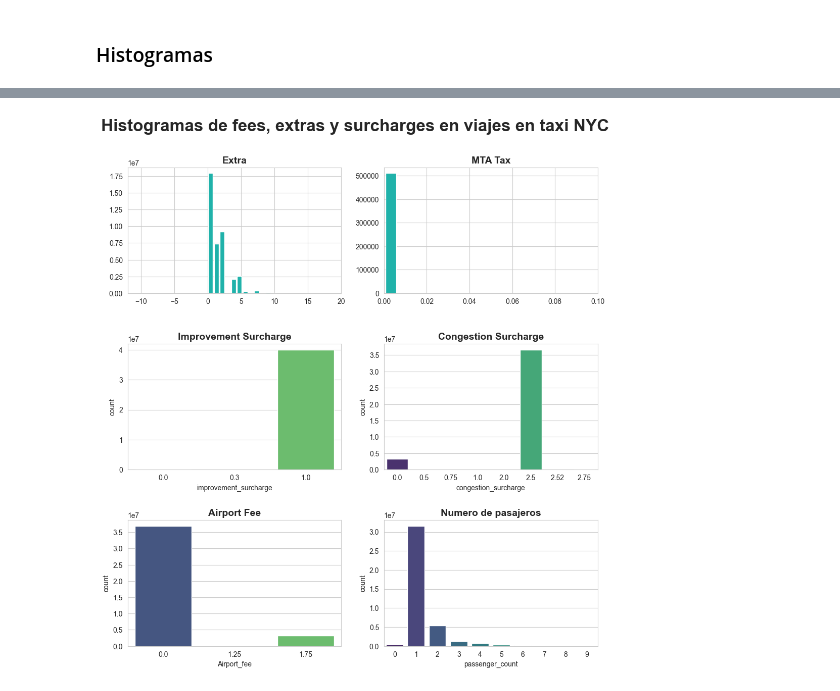
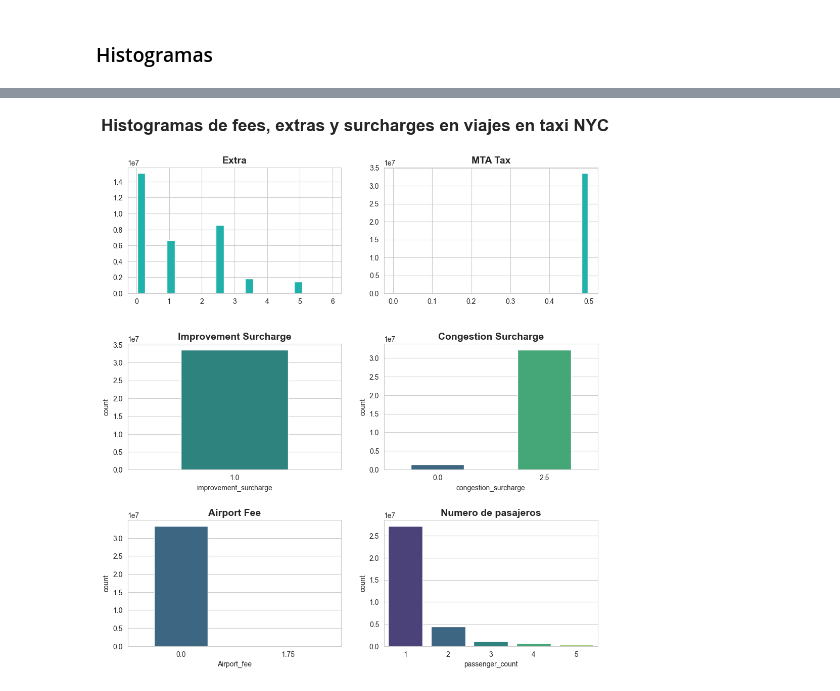
Before and after one commit to Rizo12G/Proyecto_final_henry, a Jupyter notebook: ETL/ETL_taxis.ipynb, the cells around one changed output, grey strips where cells are left out. Saved outputs shown, nothing was run; the diff lists cells and outputs as text; code cells hidden in the pictures.

Commit message:
ETL taxis done

```diff
--- a/ETL/ETL_taxis.ipynb
+++ b/ETL/ETL_taxis.ipynb
@@ -482,23 +491,0 @@ plt.show()
-# %%
-sns.set_style("whitegrid")
-
-fig, ax = plt.subplots(2,2, figsize = (12,10), gridspec_kw={'height_ratios': [1, 1]})
-fig.suptitle("Datos de amounts en viajes en taxi NYC",fontsize=24, fontweight='bold')
-plt.subplots_adjust(top=0.9,hspace=0.2)
-
-ax[0,0].plot(var_cuanti['fare_amount'],'o',markersize=1.4,color='teal')
-ax[0,0].set_ylim(var_cuanti['fare_amount'].min(),10000)
-ax[0,0].set_title('Fare',fontsize=14, fontweight='bold')
-ax[0,0].axhline(42.55,color='red',ls='--')
-
-ax[0,1].plot(var_cuanti['tip_amount'],'o',markersize=1.4,color='teal')
-ax[0,1].set_title('Tip',fontsize=14, fontweight='bold')
-
-ax[1,0].plot(var_cuanti['tolls_amount'],'o',markersize=1.4,color='teal')
-ax[1,0].set_title('Tolls',fontsize=14, fontweight='bold')
-
-ax[1,1].plot(var_cuanti['total_amount'],'o',markersize=1.4,color='teal')
-ax[1,1].set_ylim(var_cuanti['total_amount'].min(),10000)
-ax[1,1].set_title('Total',fontsize=14, fontweight='bold')
-
-plt.show()
@@ -504,0 +494,8 @@ plt.show()
+# %%
+print('| Variable | Promedio | Minimo | Maximo | Cantidad de Outliers | Porcentaje de Outliers |')
+print('| -------- | -------- | ------ | ------ | -------------------- | ---------------------- |')
+
+for i in var_cuanti.columns:
+
+  m = outliers(i)
+  taxis.drop(taxis[taxis[i]>m].index, inplace=True)
@@ -536,30 +553,30 @@ plt.ylim(0,30000)
 # %%
 sns.set_style("whitegrid")
 
 fig, ax = plt.subplots(3,2, figsize = (12,12))
 fig.suptitle("Histogramas de fees, extras y surcharges en viajes en taxi NYC",fontsize=24, fontweight='bold')
 plt.subplots_adjust(top=0.9,hspace=0.4)
 
-ax[0,0].hist(var_cuanti[(var_cuanti['extra']>-12)&(var_cuanti['extra']<20)]['extra'], bins=20, rwidth=0.8, color='lightseagreen')
-ax[0,0].set_xlim(-12,20)
+ax[0,0].hist(taxis['extra'], bins=20, rwidth=0.8, color='lightseagreen')
+#ax[0,0].set_xlim(-12,20)
 ax[0,0].set_title('Extra',fontsize=14, fontweight='bold')
 
-ax[0,1].hist(var_cuanti[(var_cuanti['mta_tax']>-0.01)&(var_cuanti['mta_tax']<0.5)]['mta_tax'], bins=25, rwidth=0.8, color='lightseagreen')
-ax[0,1].set_xlim(0,0.1)
+ax[0,1].hist(taxis['mta_tax'], bins=25, rwidth=0.8, color='lightseagreen')
+#ax[0,1].set_xlim(0,0.1)
 ax[0,1].set_title('MTA Tax',fontsize=14, fontweight='bold')
 
-sns.barplot(data=taxis['improvement_surcharge'].value_counts().to_frame(), x='improvement_surcharge',y='count',palette='viridis', ax = ax[1,0])
+sns.barplot(data=taxis['improvement_surcharge'].value_counts().to_frame(), x='improvement_surcharge',y='count',palette='viridis', ax = ax[1,0], width=0.5)
 ax[1,0].set_title('Improvement Surcharge',fontsize=14, fontweight='bold')
 
-sns.barplot(data=taxis['congestion_surcharge'].value_counts().to_frame(), x='congestion_surcharge',y='count',palette='viridis', ax = ax[1,1])
+sns.barplot(data=taxis['congestion_surcharge'].value_counts().to_frame(), x='congestion_surcharge',y='count',palette='viridis', ax = ax[1,1], width=0.5)
 ax[1,1].set_title('Congestion Surcharge',fontsize=14, fontweight='bold')
 
-sns.barplot(data=taxis['Airport_fee'].value_counts().to_frame(), x='Airport_fee',y='count',palette='viridis', ax = ax[2,0])
+sns.barplot(data=taxis['Airport_fee'].value_counts().to_frame(), x='Airport_fee',y='count',palette='viridis', ax = ax[2,0], width=0.5)
 ax[2,0].set_title('Airport Fee',fontsize=14, fontweight='bold')
 
 sns.barplot(data=taxis['passenger_count'].value_counts().to_frame(), x='passenger_count',y='count',palette='viridis', ax = ax[2,1])
 ax[2,1].set_title('Numero de pasajeros',fontsize=14, fontweight='bold')
 
 plt.show()
 # %% [output]
-[figure, old version]
+[figure, new version]
```
Also changed, not shown: parts of 34 cells of this notebook, 2 other files.
